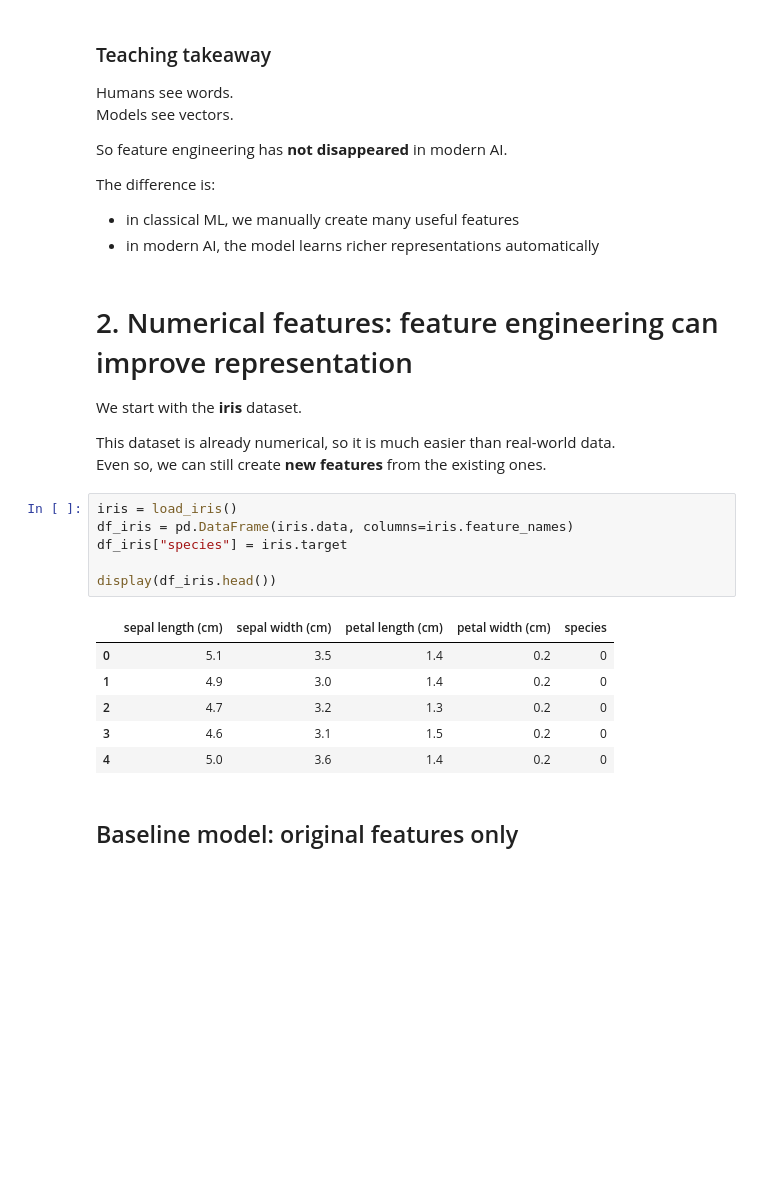
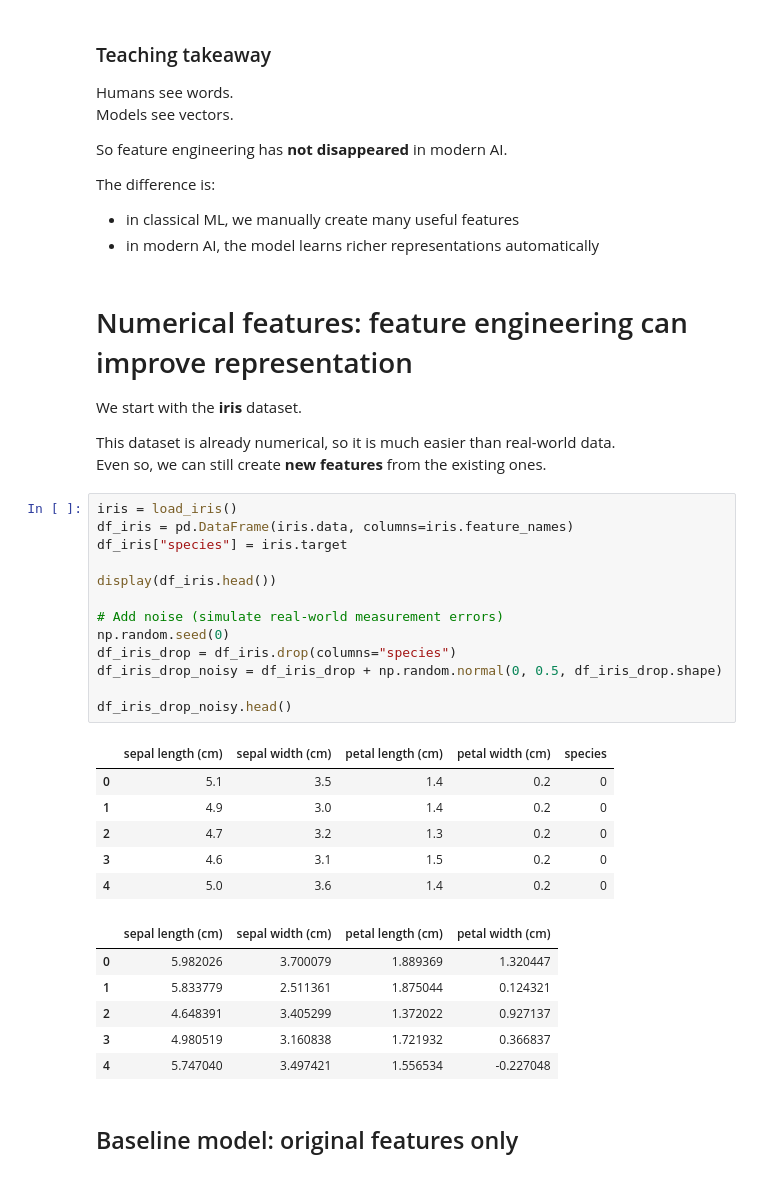
Before and after one commit to zhiwu-huang/AICE1006-Data-Analytics-EDA, a Jupyter notebook: 08_data_engineering/08_slides_data_engineering_v2.ipynb, the cells around one changed output. Drawn from its saved outputs; the diff is of its cells as text; blank space fills up the shorter version.

```diff
--- a/08_data_engineering/08_slides_data_engineering_v2.ipynb
+++ b/08_data_engineering/08_slides_data_engineering_v2.ipynb
@@ -164,7 +165,7 @@ The difference is:
 - in classical ML, we manually create many useful features
 - in modern AI, the model learns richer representations automatically
 # %% [markdown]
-# 2. Numerical features: feature engineering can improve representation
+# Numerical features: feature engineering can improve representation
 
 We start with the **iris** dataset.
 
@@ -173,16 +174,29 @@ Even so, we can still create **new features** from the existing ones.
 # %%
 iris = load_iris()
 df_iris = pd.DataFrame(iris.data, columns=iris.feature_names)
 df_iris["species"] = iris.target
 
 display(df_iris.head())
+
+# Add noise (simulate real-world measurement errors)
+np.random.seed(0)
+df_iris_drop = df_iris.drop(columns="species")
+df_iris_drop_noisy = df_iris_drop + np.random.normal(0, 0.5, df_iris_drop.shape)
+
+df_iris_drop_noisy.head()
 # %% [output]
 |  | sepal length (cm) | sepal width (cm) | petal length (cm) | petal width (cm) | species |
 | 0 | 5.1 | 3.5 | 1.4 | 0.2 | 0 |
 | 1 | 4.9 | 3.0 | 1.4 | 0.2 | 0 |
 | 2 | 4.7 | 3.2 | 1.3 | 0.2 | 0 |
 | 3 | 4.6 | 3.1 | 1.5 | 0.2 | 0 |
 | 4 | 5.0 | 3.6 | 1.4 | 0.2 | 0 |
+|  | sepal length (cm) | sepal width (cm) | petal length (cm) | petal width (cm) |
+| 0 | 5.982026 | 3.700079 | 1.889369 | 1.320447 |
+| 1 | 5.833779 | 2.511361 | 1.875044 | 0.124321 |
+| 2 | 4.648391 | 3.405299 | 1.372022 | 0.927137 |
+| 3 | 4.980519 | 3.160838 | 1.721932 | 0.366837 |
+| 4 | 5.747040 | 3.497421 | 1.556534 | -0.227048 |
 # %% [markdown]
 ## Baseline model: original features only
 # %%
```
Also changed, not shown: parts of 19 cells of this notebook.
